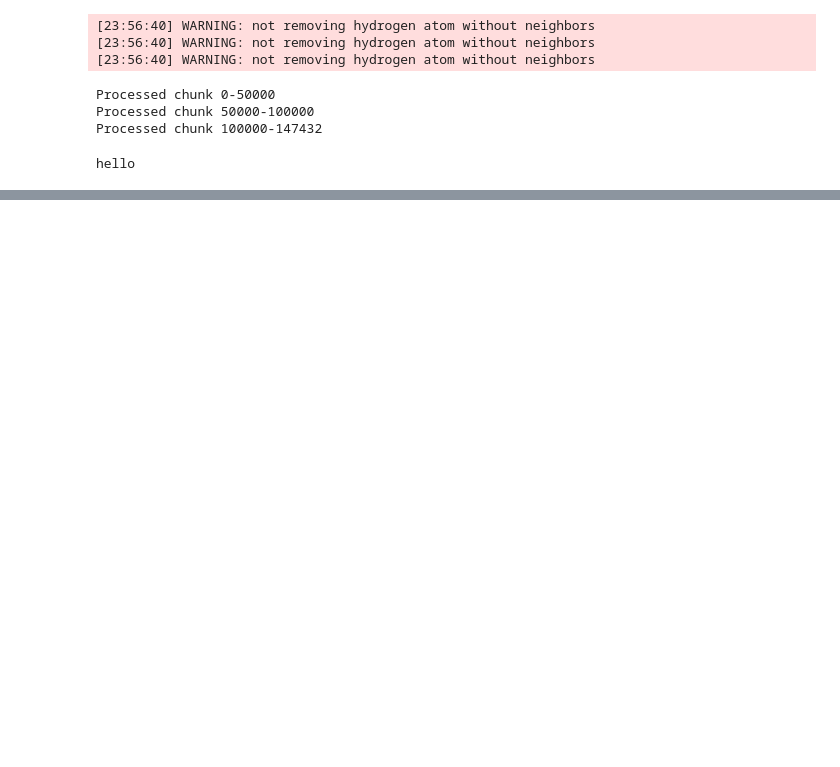
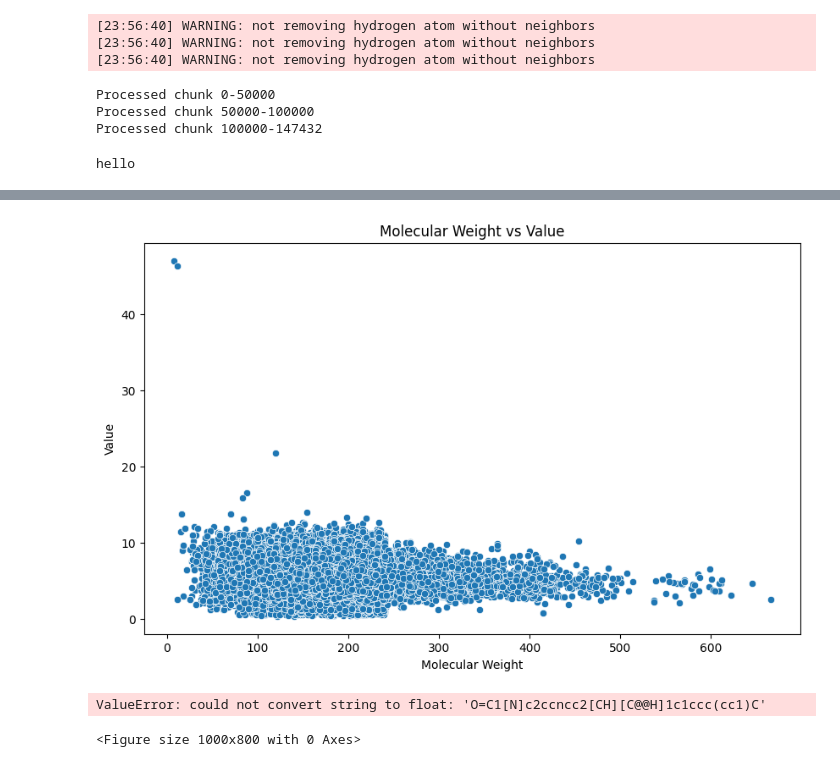
Before and after one commit to Jozefov/NeuralSpecLibrary, a Jupyter notebook: ogb_dataset/ogb_test.ipynb, the cells around one changed output, grey strips where cells are left out. Cells and saved outputs as stored; diff of their text form; code cells hidden in the pictures; blank space fills up the shorter version.

```diff
--- a/ogb_dataset/ogb_test.ipynb
+++ b/ogb_dataset/ogb_test.ipynb
@@ -64,0 +86,19 @@ hello
+# %%
+# Function to compute molecular properties
+def compute_properties(smiles):
+    mol = Chem.MolFromSmiles(smiles)
+    if mol is not None:
+        return Descriptors.MolWt(mol), Descriptors.HeavyAtomCount(mol)
+    else:
+        return None, None
+
+# Assuming you have a dataset in the form of a list of tuples
+# dataset = [('SMILES_string', float_value), ...]
+
+# Incrementally build the DataFrame
+data = []
+for smiles, value in dataset:  # Replace 'dataset' with your actual dataset variable
+    mol_wt, atom_count = compute_properties(smiles)
+    data.append({'SMILES': smiles, 'Value': value, 'MolWt': mol_wt, 'AtomCount': atom_count})
+
+df = pd.DataFrame(data)
@@ -64,0 +118,12 @@ hello
+# %%
+# Analyze molecular properties
+plt.figure(figsize=(10, 6))
+sns.scatterplot(x='MolWt', y='Value', data=df)
+plt.title('Molecular Weight vs Value')
+plt.xlabel('Molecular Weight')
+plt.ylabel('Value')
+plt.show()
+# %% [output]
+[figure, added]
+ValueError: could not convert string to float: 'O=C1[N]c2ccncc2[CH][C@@H]1c1ccc(cc1)C'
+<Figure size 1000x800 with 0 Axes>
```
Also changed, not shown: parts of 12 cells of this notebook, 1 other file.
